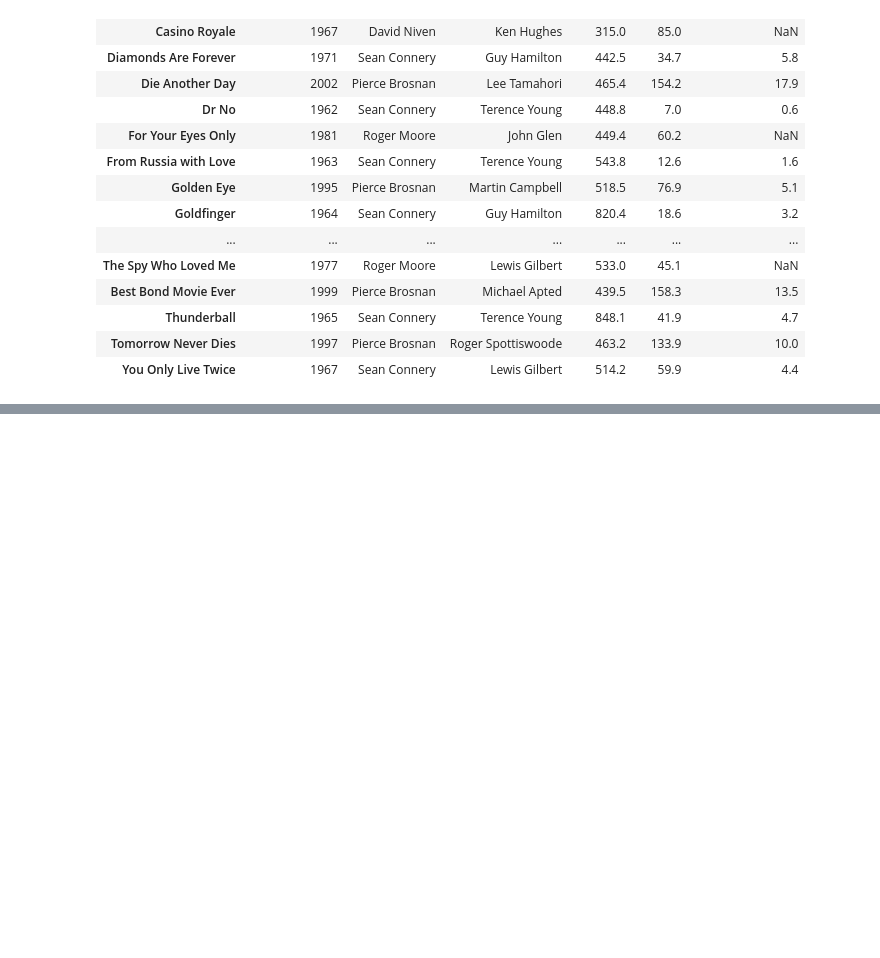
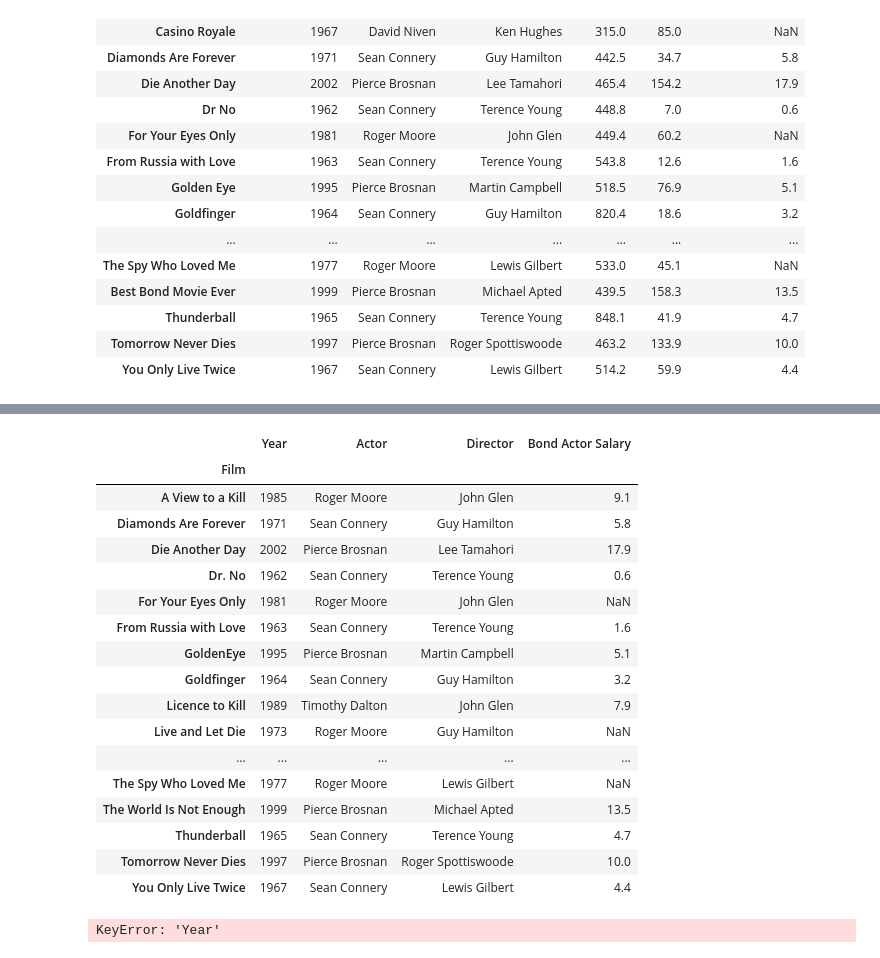
Before and after one commit to mendes078/Dados, a Jupyter notebook: Arquivos/06 - DataFrame III.ipynb, the cells around one changed output, grey strips where cells are left out. Saved outputs shown, nothing was run; the diff lists cells and outputs as text; code cells hidden in the pictures; blank space fills up the shorter version.

```diff
--- a/Arquivos/06 - DataFrame III.ipynb
+++ b/Arquivos/06 - DataFrame III.ipynb
@@ -212,0 +233,23 @@ bond.columns = ["Year", "Bond Guy", "Camera Dude", "Revenues", "Cost", "Salary"]
+# %%
+bond.drop(columns = ["Box Office", "Budget"])
+bond.drop(index = ["No Time to Die", "Casino Royale"])
+bond.drop(index = ["No Time to Die", "Casino Royale"], columns = ["Box Office", "Budget"])
+# %% [output]
+|  | Year | Actor | Director | Bond Actor Salary |
+| Film |  |  |  |  |
+| A View to a Kill | 1985 | Roger Moore | John Glen | 9.1 |
+| Diamonds Are Forever | 1971 | Sean Connery | Guy Hamilton | 5.8 |
+| Die Another Day | 2002 | Pierce Brosnan | Lee Tamahori | 17.9 |
+| Dr. No | 1962 | Sean Connery | Terence Young | 0.6 |
+| For Your Eyes Only | 1981 | Roger Moore | John Glen | NaN |
+| From Russia with Love | 1963 | Sean Connery | Terence Young | 1.6 |
+| GoldenEye | 1995 | Pierce Brosnan | Martin Campbell | 5.1 |
+| Goldfinger | 1964 | Sean Connery | Guy Hamilton | 3.2 |
+| Licence to Kill | 1989 | Timothy Dalton | John Glen | 7.9 |
+| Live and Let Die | 1973 | Roger Moore | Guy Hamilton | NaN |
+| ... | ... | ... | ... | ... |
+| The Spy Who Loved Me | 1977 | Roger Moore | Lewis Gilbert | NaN |
+| The World Is Not Enough | 1999 | Pierce Brosnan | Michael Apted | 13.5 |
+| Thunderball | 1965 | Sean Connery | Terence Young | 4.7 |
+| Tomorrow Never Dies | 1997 | Pierce Brosnan | Roger Spottiswoode | 10.0 |
+| You Only Live Twice | 1967 | Sean Connery | Lewis Gilbert | 4.4 |
@@ -212,0 +258,4 @@ bond.columns = ["Year", "Bond Guy", "Camera Dude", "Revenues", "Cost", "Salary"]
+# %%
+del bond["Year"]
+# %% [output]
+KeyError: 'Year'
```
Also changed, not shown: parts of 3 cells of this notebook.
